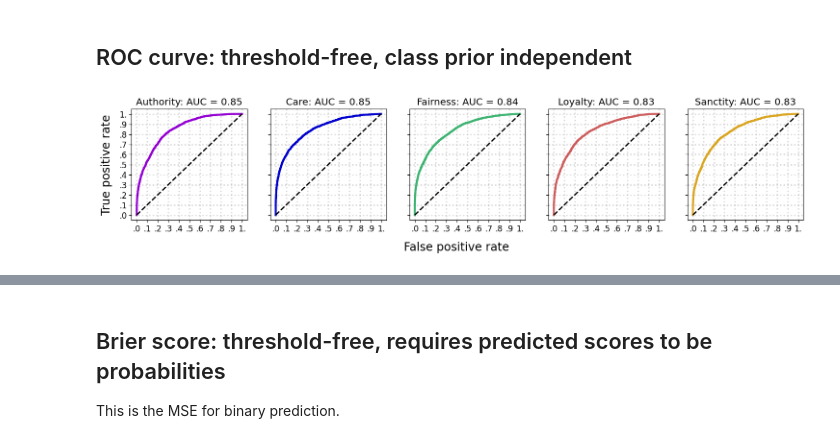
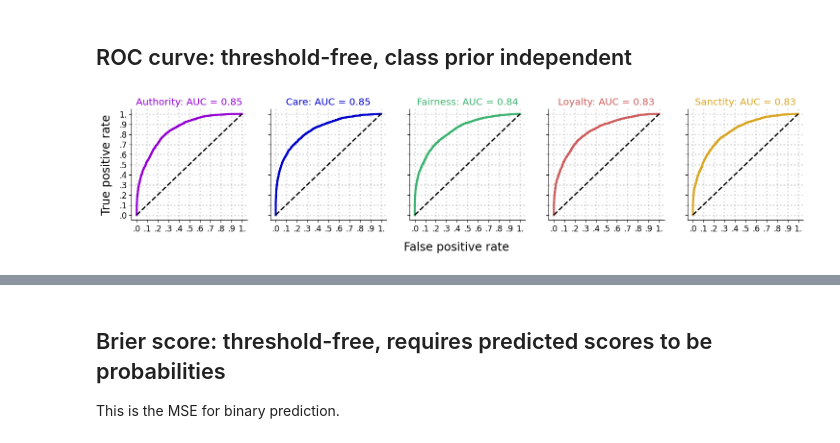
Before and after one commit to joshnguyen99/moral_axes, a Jupyter notebook: scripts/evaluate_roberta.ipynb, the cells around one changed output, grey strips where cells are left out. Saved outputs shown, nothing was run; the diff lists cells and outputs as text; code cells hidden in the pictures.

```diff
--- a/scripts/evaluate_roberta.ipynb
+++ b/scripts/evaluate_roberta.ipynb
@@ -86,0 +149,7 @@ plt.show()
+# %%
+# Saerens, Latinne, and Decaestecke (2002)
+def calibrate(y_test_score, y_train):
+    train_pos_prop = np.mean(y_train)
+    neg_to_pos_prop = (1 - train_pos_prop) / train_pos_prop
+    test_score = y_test_score / (y_test_score + neg_to_pos_prop * (1 - y_test_score))
+    return test_score
@@ -86,0 +206,14 @@ plt.show()
+# %%
+from sklearn.metrics import brier_score_loss
+
+brier_scores = pd.DataFrame(0, columns=FOUNDATIONS, index=["Original", "Calibrated"])
+
+for color, foundation in zip(COLORS, FOUNDATIONS):
+    y_train_true, y_train_score = get_labels_and_scores(foundation, train=True)
+    y_test_true, y_test_score = get_labels_and_scores(foundation, train=False)
+    y_test_score_calibrated = calibrate(y_test_score, y_train_true)
+
+    brier_scores.loc["Original", foundation] = brier_score_loss(y_prob=y_test_score, y_true=y_test_true)
+    brier_scores.loc["Calibrated", foundation] = brier_score_loss(y_prob=y_test_score_calibrated, y_true=y_test_true)
+
+brier_scores
@@ -86,0 +226,16 @@ plt.show()
+# %%
+mse_scores = pd.DataFrame(0, columns=FOUNDATIONS, index=["Original", "Calibrated"])
+
+for color, foundation in zip(COLORS, FOUNDATIONS):
+    y_train_true, y_train_score = get_labels_and_scores(foundation, train=True)
+    y_test_true, y_test_score = get_labels_and_scores(foundation, train=False)
+    y_test_score_calibrated = calibrate(y_test_score, y_train_true)
+
+    prob_true, prob_pred = calibration_curve(y_test_true, y_test_score, n_bins=n_bins)
+    mse_scores.loc["Original", foundation] = np.mean((prob_true - prob_pred) ** 2)
+
+    prob_true, prob_pred = calibration_curve(y_test_true, y_test_score_calibrated, n_bins=n_bins)
+    mse_scores.loc["Calibrated", foundation] = np.mean((prob_true - prob_pred) ** 2)
+
+pd.options.display.float_format = "{:,.5f}".format
+mse_scores
@@ -104,21 +315,27 @@ def plot_roc_curve(fpr, tpr, color, ax):
 # %%
 from utils.evaluation import evaluate_binary_scorer_fold
 fig, axes = plt.subplots(1, len(FOUNDATIONS), figsize=(18, 3), sharey=True)
 
 for foundation, color, ax in zip(FOUNDATIONS, COLORS, axes):
     # Get labels and predicted scores
     y_true, y_score = get_labels_and_scores(foundation, train=False)
     naive_y_pred = np.array([y >= 0.5 for y in y_score], dtype=int)
 
     results = evaluate_binary_scorer_fold(y_true=y_true, y_pred=naive_y_pred, y_score=y_score)
     roc = results["roc_curve"]
 
     plot_roc_curve(fpr=roc["fpr"], tpr=roc["tpr"], color=color, ax=ax)
 
-    ax.set_title(f"{foundation.capitalize()}: AUC = {roc['auc']:.2f}", size="x-large")
+    ax.set_title(f"{foundation.capitalize()}: AUC = {roc['auc']:.2f}", size="x-large", color=color)
 
 fig.text(0.5, -0.04, "False positive rate", va="top", ha="center", size="xx-large")
 axes[0].set_ylabel("True positive rate", size="xx-large", labelpad=10)
+
+sns.despine()
+
+plt.savefig("figs/roberta_evaluation/testset_ROC_all.pdf",
+            bbox_inches="tight")
+
 plt.show()
 # %% [output]
-[figure, old version]
+[figure, new version]
```
Also changed, not shown: parts of 45 cells of this notebook.
